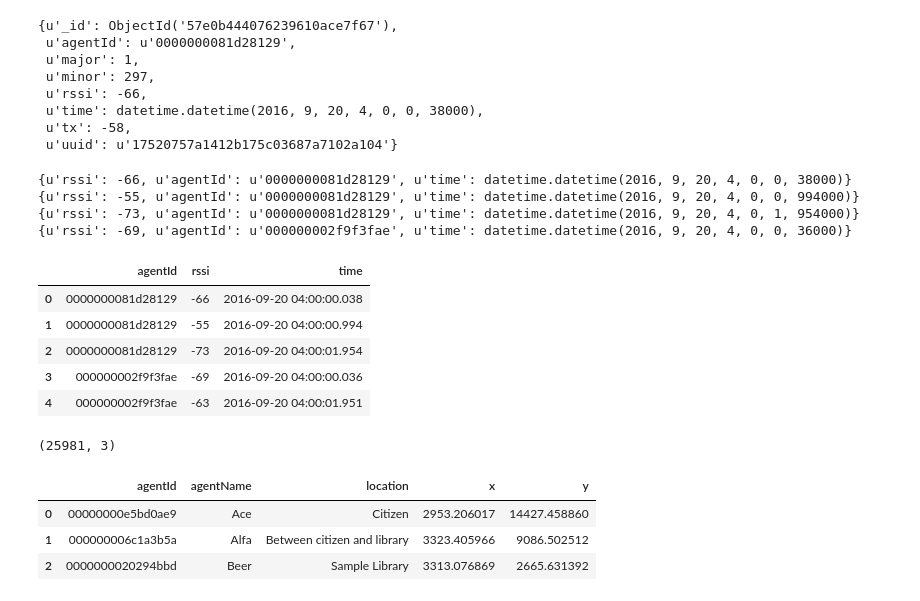
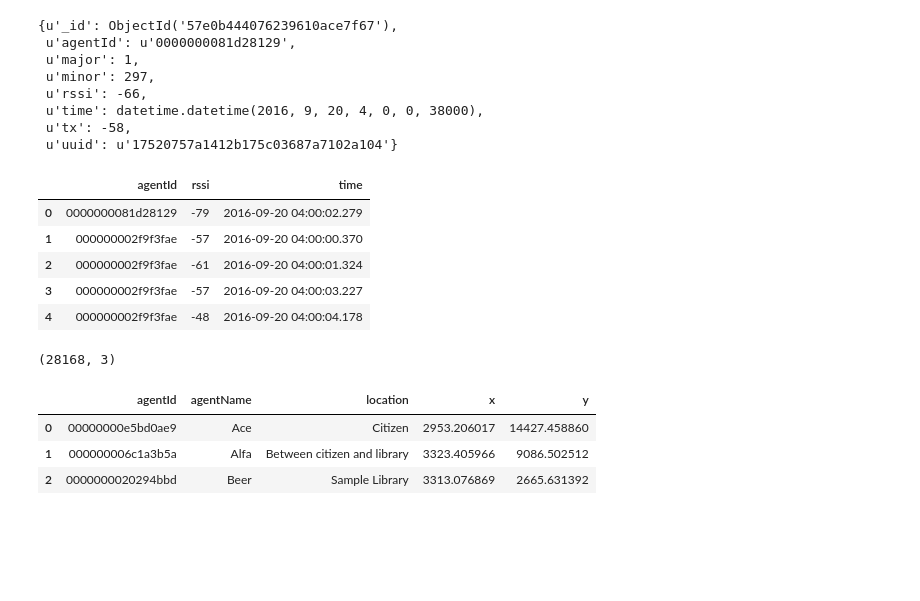
Before and after one commit to alexlee22/indoor-tracking-blog, a Jupyter notebook: helpers/initialDataAnalysis/db based analysis.ipynb, the cells around one changed output. Drawn from its saved outputs; the diff is of its cells as text; code cells hidden in the pictures; blank space fills up the shorter version.

```diff
--- a/helpers/initialDataAnalysis/db based analysis.ipynb
+++ b/helpers/initialDataAnalysis/db based analysis.ipynb
@@ -16,3 +17,7 @@ from StringIO import StringIO
+# %%
+SHOW_TESTS = True
+
+personNumber = 304
 # %%
 %matplotlib inline
 plt.rcParams['figure.figsize'] = (20, 10)
@@ -68,26 +73,20 @@ detections.find_one()
  u'uuid': u'17520757a1412b175c03687a7102a104'}
 # %%
 #get just the data we care about, not the rest of it.
-d=list(detections.find({u'minor':297}, { u'agentId': 1, u'time': 1, u'rssi': 1, u'_id': 0 }))
-for i in d[:4]:
-    print i
+d = list(detections.find({u'minor':personNumber}, { u'agentId': 1, u'time': 1, u'rssi': 1, u'_id': 0 }))
 df = pd.DataFrame.from_dict(d)
 df.head()
 # %% [output]
-{u'rssi': -66, u'agentId': u'0000000081d28129', u'time': datetime.datetime(2016, 9, 20, 4, 0, 0, 38000)}
-{u'rssi': -55, u'agentId': u'0000000081d28129', u'time': datetime.datetime(2016, 9, 20, 4, 0, 0, 994000)}
-{u'rssi': -73, u'agentId': u'0000000081d28129', u'time': datetime.datetime(2016, 9, 20, 4, 0, 1, 954000)}
-{u'rssi': -69, u'agentId': u'000000002f9f3fae', u'time': datetime.datetime(2016, 9, 20, 4, 0, 0, 36000)}
 |  | agentId | rssi | time |
-| 0 | 0000000081d28129 | -66 | 2016-09-20 04:00:00.038 |
-| 1 | 0000000081d28129 | -55 | 2016-09-20 04:00:00.994 |
-| 2 | 0000000081d28129 | -73 | 2016-09-20 04:00:01.954 |
-| 3 | 000000002f9f3fae | -69 | 2016-09-20 04:00:00.036 |
-| 4 | 000000002f9f3fae | -63 | 2016-09-20 04:00:01.951 |
+| 0 | 0000000081d28129 | -79 | 2016-09-20 04:00:02.279 |
+| 1 | 000000002f9f3fae | -57 | 2016-09-20 04:00:00.370 |
+| 2 | 000000002f9f3fae | -61 | 2016-09-20 04:00:01.324 |
+| 3 | 000000002f9f3fae | -57 | 2016-09-20 04:00:03.227 |
+| 4 | 000000002f9f3fae | -48 | 2016-09-20 04:00:04.178 |
 # %%
 print df.shape
 # %% [output]
-(25981, 3)
+(28168, 3)
 # %%
 #get the data about the base stations from the google spreadsheet
 baseDataCSVaddress = "https://docs.google.com/spreadsheets/d/167pxh_NRq5e9sQV9Zb8Z-Q-kdN7Zy9FCzCp47eVXTuE/pub?gid=1446311565&single=true&output=csv"
```
Also changed, not shown: parts of 20 cells of this notebook, 1 other file.
